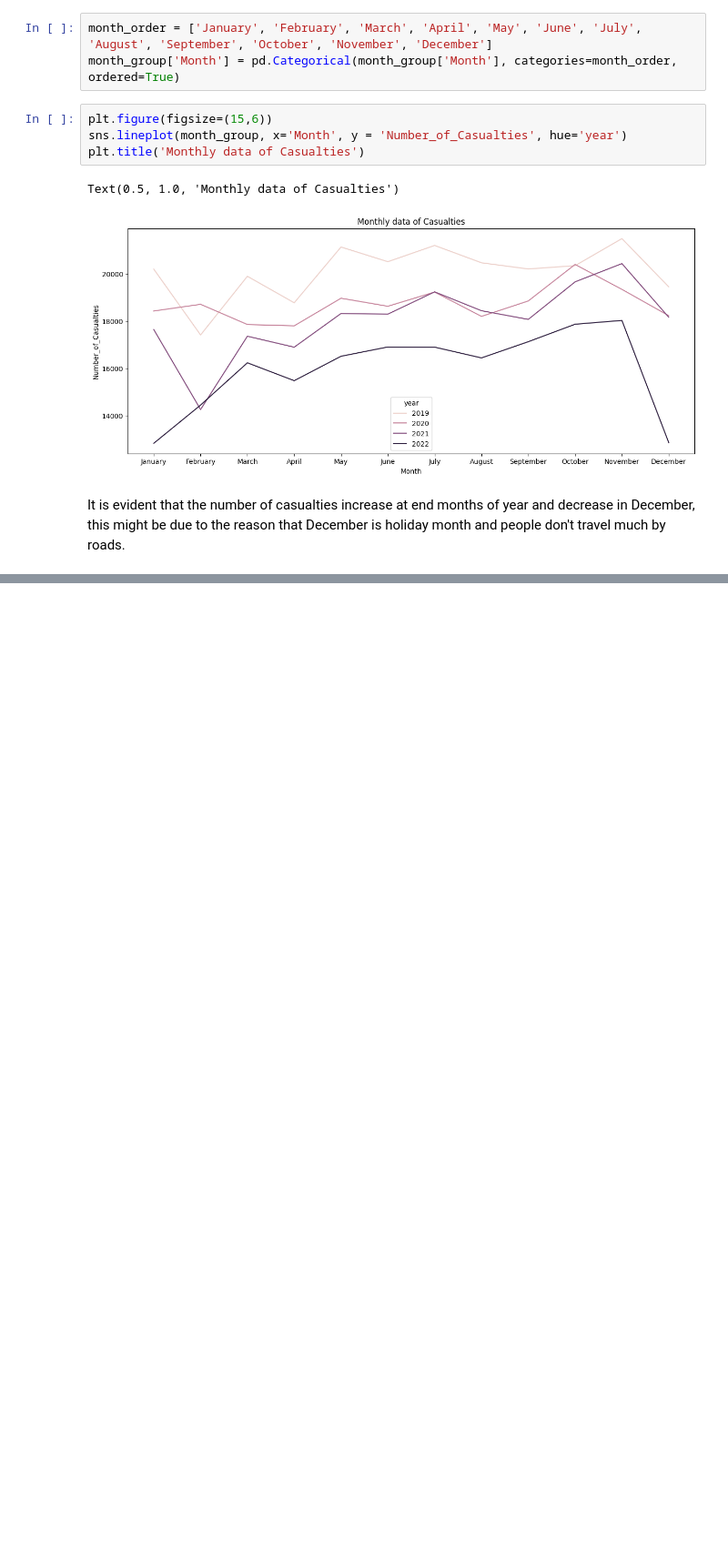
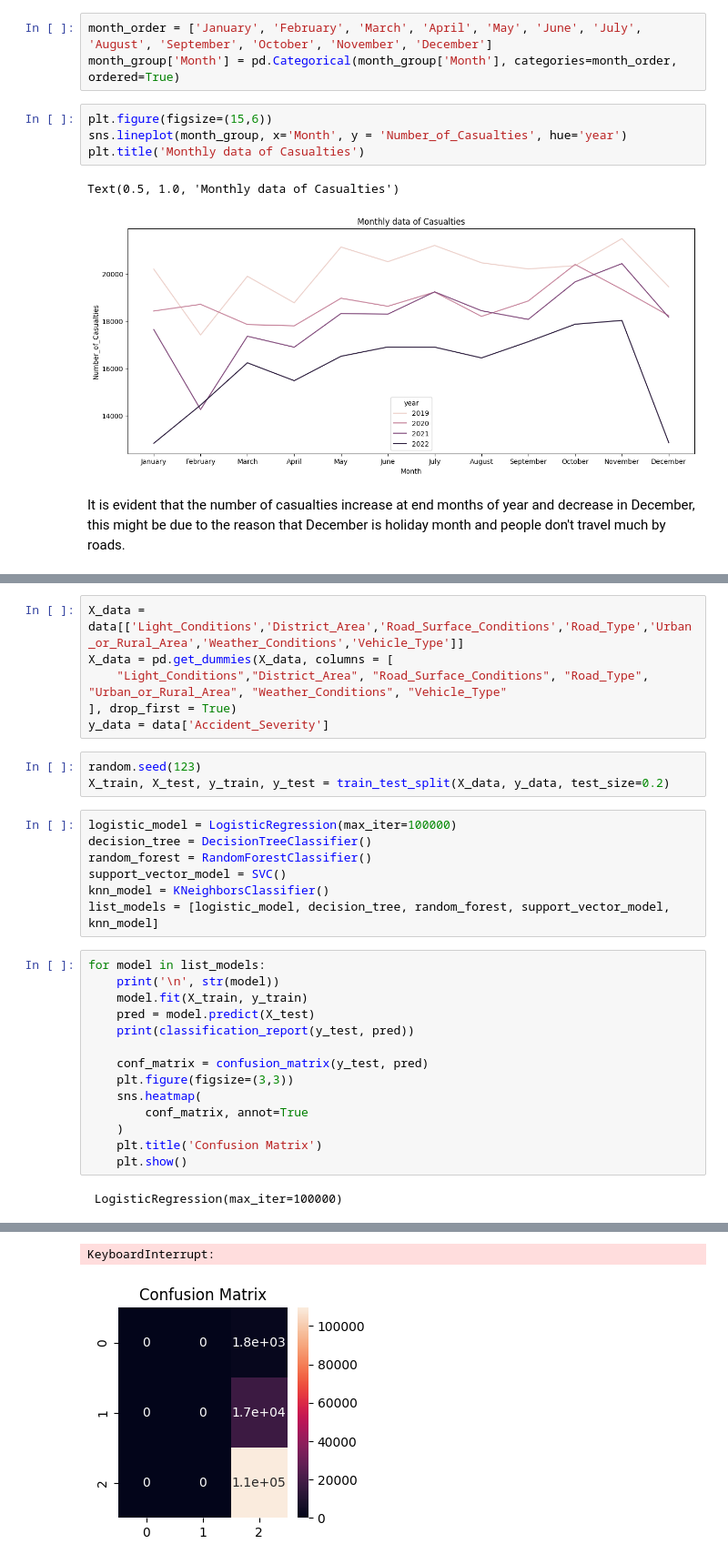
Before and after one commit to sainivas-99/Road-Accidents-Casualities-Analysis, a Jupyter notebook: Analysis.ipynb, the cells around one changed output, grey strips where cells are left out. Shown at 91% size. Saved outputs shown, nothing was run; the diff lists cells and outputs as text; blank space fills up the shorter version.

```diff
--- a/Analysis.ipynb
+++ b/Analysis.ipynb
@@ -369,0 +381,32 @@ sns.lineplot(month_group, x='Month', y = 'Accident_Severity', hue='year')
+# %%
+X_data = data[['Light_Conditions','District_Area','Road_Surface_Conditions','Road_Type','Urban_or_Rural_Area','Weather_Conditions','Vehicle_Type']]
+X_data = pd.get_dummies(X_data, columns = [
+    "Light_Conditions","District_Area", "Road_Surface_Conditions", "Road_Type", "Urban_or_Rural_Area", "Weather_Conditions", "Vehicle_Type"
+], drop_first = True)
+y_data = data['Accident_Severity']
+# %%
+random.seed(123)
+X_train, X_test, y_train, y_test = train_test_split(X_data, y_data, test_size=0.2)
+# %%
+logistic_model = LogisticRegression(max_iter=100000)
+decision_tree = DecisionTreeClassifier()
+random_forest = RandomForestClassifier()
+support_vector_model = SVC()
+knn_model = KNeighborsClassifier()
+list_models = [logistic_model, decision_tree, random_forest, support_vector_model, knn_model]
+# %%
+for model in list_models:
+    print('\n', str(model))
+    model.fit(X_train, y_train)
+    pred = model.predict(X_test)
+    print(classification_report(y_test, pred))
+
+    conf_matrix = confusion_matrix(y_test, pred)
+    plt.figure(figsize=(3,3))
+    sns.heatmap(
+        conf_matrix, annot=True
+    )
+    plt.title('Confusion Matrix')
+    plt.show()
+# %% [output]
+ LogisticRegression(max_iter=100000)
@@ -369,0 +430,2 @@ sns.lineplot(month_group, x='Month', y = 'Accident_Severity', hue='year')
+KeyboardInterrupt:
+[figure, added]
```
Also changed, not shown: parts of 7 cells of this notebook.
